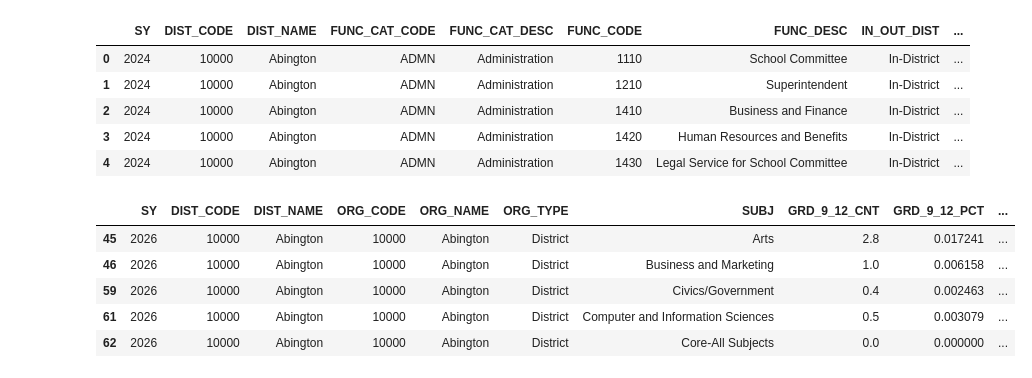
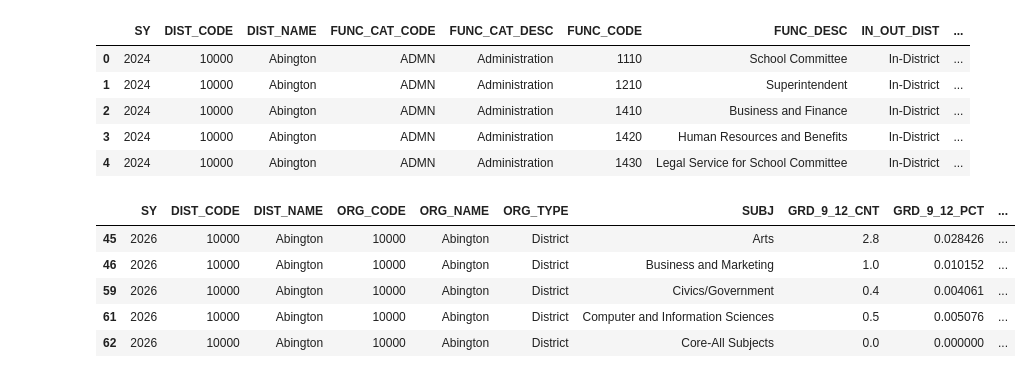
Before and after one commit to wilSecord/studio-projects, a Jupyter notebook: week3_girlsinc/explorin.ipynb, the cells around one changed output. Saved outputs shown, nothing was run; the diff lists cells and outputs as text; code cells hidden in the pictures.

```diff
--- a/week3_girlsinc/explorin.ipynb
+++ b/week3_girlsinc/explorin.ipynb
@@ -191,26 +191,26 @@ expenditures_district_detailed.head()
 # %%
 hs_district_staffing = staffing[(staffing["ORG_TYPE"] == "District")].drop(
             ["PK2_CNT", "PK2_PCT", "GRD_3_5_CNT", "GRD_3_5_PCT", "GRD_6_8_CNT", "GRD_6_8_PCT"], axis=1
         )
 
 # Take the ALL, which will naturally be the largest one.
-summed = hs_district_staffing.groupby("DIST_CODE", sort=False)["FTE_CNT"].transform("max")
+summed = hs_district_staffing.groupby("DIST_CODE", sort=False)[["GRD_9_12_CNT", "MULTI_GRD_CNT", "ALL_GRD_CNT"]].transform("max").sum(axis=1)
 
 for col in hs_district_staffing.columns:
     if col.endswith("_PCT"):
         hs_district_staffing[col] = hs_district_staffing[col.replace("_PCT", "_CNT")] / summed
 
 
 # Remove the ALL pre-accumulated rows, as well as rows which represent subjects not served in the district (as shown by a FTE_COUNT of 0)
 hs_district_staffing = hs_district_staffing[(hs_district_staffing["SUBJ"] != "All") & (hs_district_staffing["FTE_CNT"] > 0)]
 
 hs_district_staffing.head()
 # %% [output]
 |  | SY | DIST_CODE | DIST_NAME | ORG_CODE | ORG_NAME | ORG_TYPE | SUBJ | GRD_9_12_CNT | GRD_9_12_PCT | ... |
-| 45 | 2026 | 10000 | Abington | 10000 | Abington | District | Arts | 2.8 | 0.017241 | ... |
-| 46 | 2026 | 10000 | Abington | 10000 | Abington | District | Business and Marketing | 1.0 | 0.006158 | ... |
-| 59 | 2026 | 10000 | Abington | 10000 | Abington | District | Civics/Government | 0.4 | 0.002463 | ... |
-| 61 | 2026 | 10000 | Abington | 10000 | Abington | District | Computer and Information Sciences | 0.5 | 0.003079 | ... |
+| 45 | 2026 | 10000 | Abington | 10000 | Abington | District | Arts | 2.8 | 0.028426 | ... |
+| 46 | 2026 | 10000 | Abington | 10000 | Abington | District | Business and Marketing | 1.0 | 0.010152 | ... |
+| 59 | 2026 | 10000 | Abington | 10000 | Abington | District | Civics/Government | 0.4 | 0.004061 | ... |
+| 61 | 2026 | 10000 | Abington | 10000 | Abington | District | Computer and Information Sciences | 0.5 | 0.005076 | ... |
 | 62 | 2026 | 10000 | Abington | 10000 | Abington | District | Core-All Subjects | 0.0 | 0.000000 | ... |
 # %%
 
```
Also changed, not shown: parts of 5 cells of this notebook.
